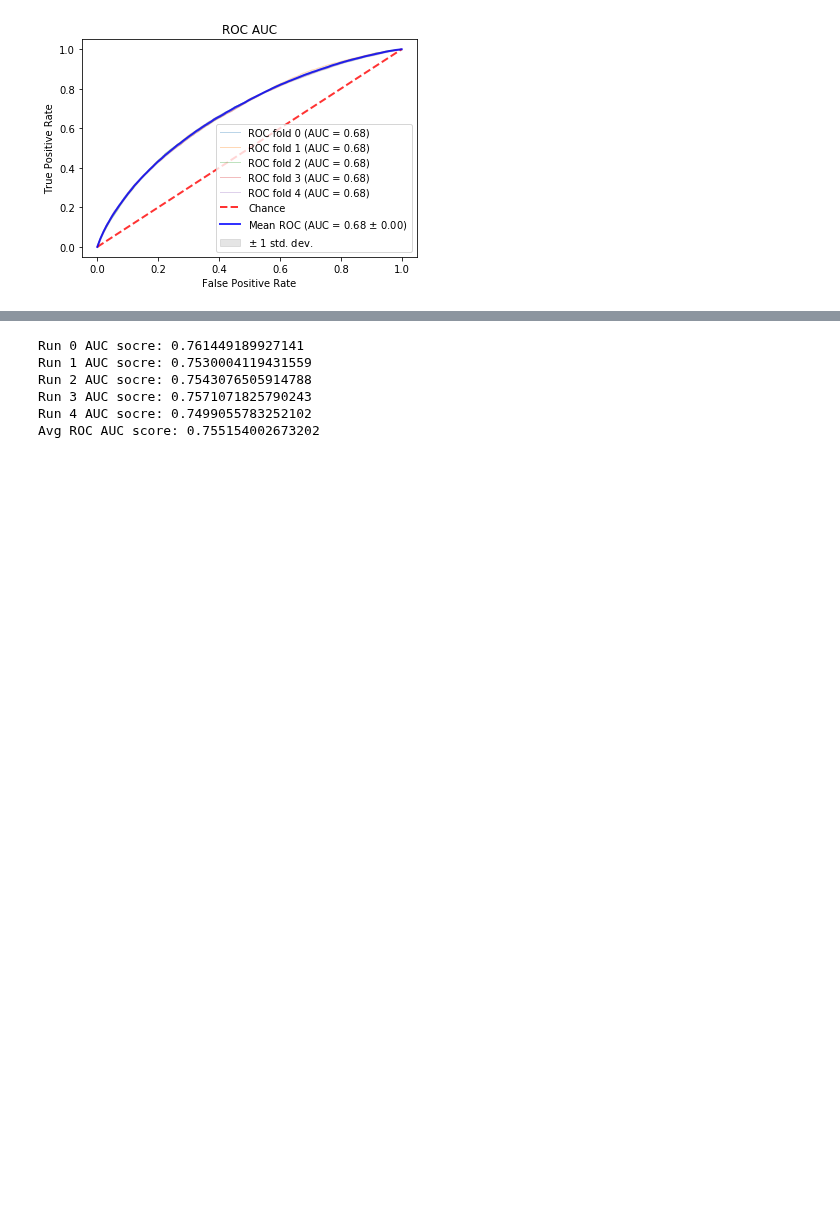
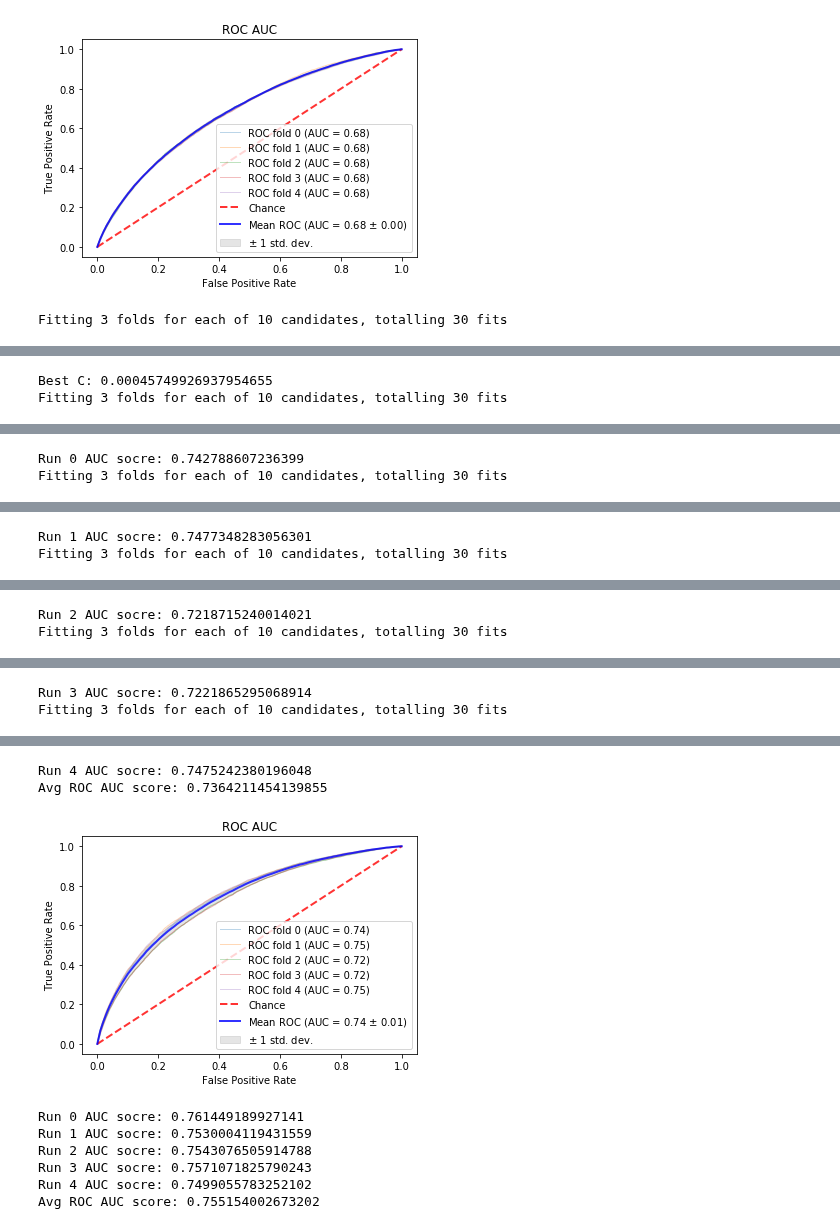
Before and after one commit to tobyfielding1/data-mining, a Jupyter notebook: src/pre_processing.ipynb, the cells around one changed output, grey strips where cells are left out. Cells and saved outputs as stored; diff of their text form; code cells hidden in the pictures; blank space fills up the shorter version.

Commit message:
added example of log reg with random search

```diff
--- a/src/pre_processing.ipynb
+++ b/src/pre_processing.ipynb
@@ -90,3 +90,10 @@ Run 3 AUC socre: 0.6764319228354785
 Run 4 AUC socre: 0.6782017554617291
 Avg ROC AUC score: 0.6795242617906718
 [figure]
+# %%
+''' Create a log reg classifier tuned using random search'''
+
+model, predictions = random_search_log_reg(train_X, train_Y, test_X, save_path=None)
+cross_val_roc_curve(train_X, train_Y, model)
+# %% [output]
+Fitting 3 folds for each of 10 candidates, totalling 30 fits
@@ -92,0 +103,2 @@ Avg ROC AUC score: 0.6795242617906718
+Best C: 0.00045749926937954655
+Fitting 3 folds for each of 10 candidates, totalling 30 fits
@@ -92,0 +108,2 @@ Avg ROC AUC score: 0.6795242617906718
+Run 0 AUC socre: 0.742788607236399
+Fitting 3 folds for each of 10 candidates, totalling 30 fits
@@ -92,0 +113,2 @@ Avg ROC AUC score: 0.6795242617906718
+Run 1 AUC socre: 0.7477348283056301
+Fitting 3 folds for each of 10 candidates, totalling 30 fits
@@ -92,0 +118,2 @@ Avg ROC AUC score: 0.6795242617906718
+Run 2 AUC socre: 0.7218715240014021
+Fitting 3 folds for each of 10 candidates, totalling 30 fits
@@ -92,0 +123,2 @@ Avg ROC AUC score: 0.6795242617906718
+Run 3 AUC socre: 0.7221865295068914
+Fitting 3 folds for each of 10 candidates, totalling 30 fits
@@ -93,3 +128,6 @@ Avg ROC AUC score: 0.6795242617906718
+Run 4 AUC socre: 0.7475242380196048
+Avg ROC AUC score: 0.7364211454139855
+[figure, added]
 # %%
 ''' Create light gradient boosting machine (lgbm) classifier for baseline model, and score using ROC AUC '''
 
```
Also changed, not shown: parts of 2 cells of this notebook.
